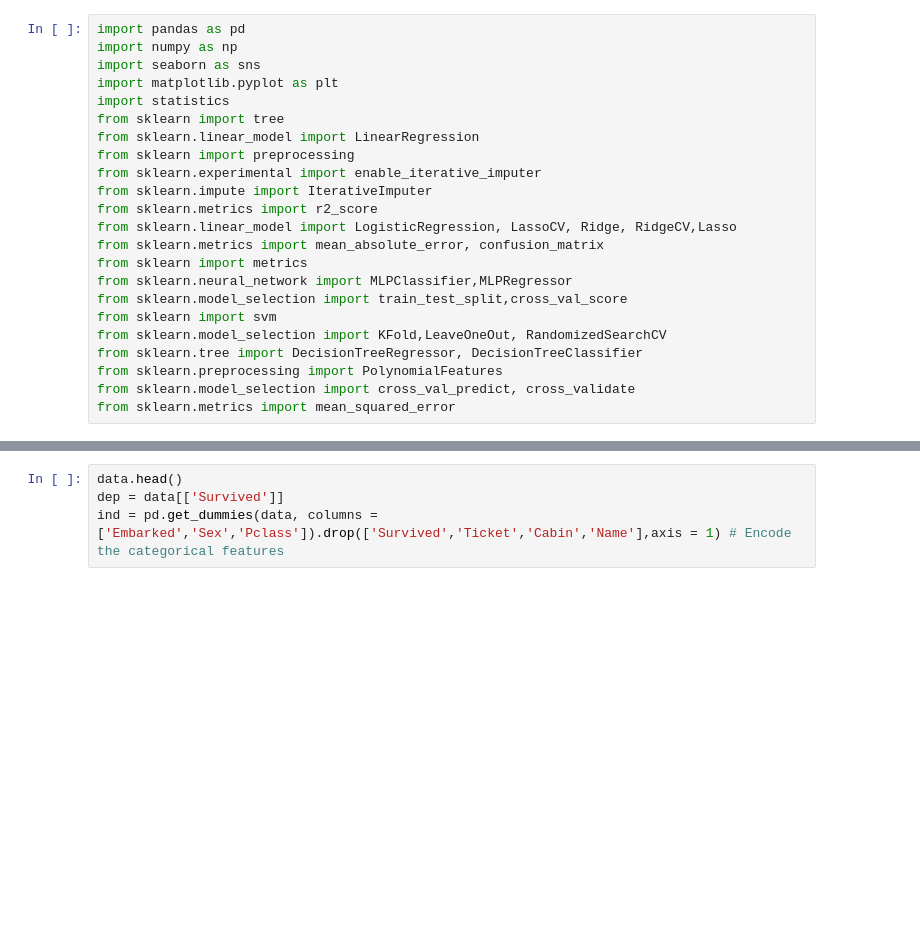
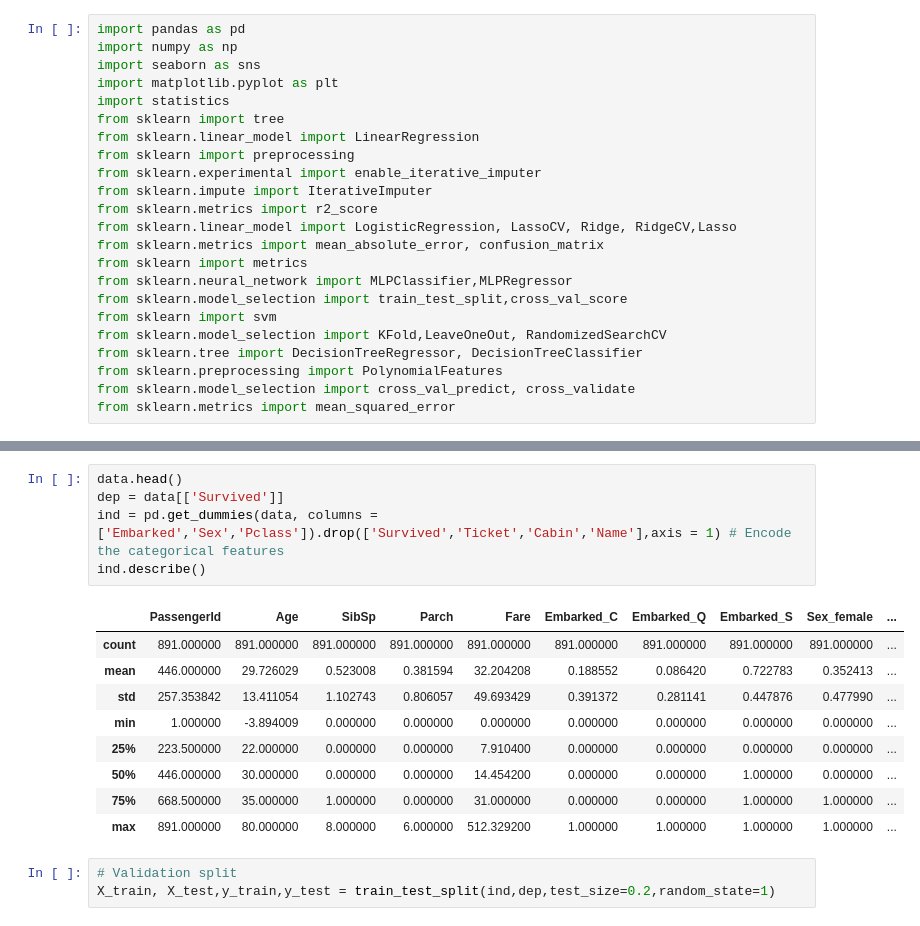
Before and after one commit to DanielCaoSilva/Surviving-The-Titanic, a Jupyter notebook: TitanicClassifier.ipynb, the cells around one changed output, grey strips where cells are left out. Cells and saved outputs as stored; diff of their text form; blank space fills up the shorter version.

```diff
--- a/TitanicClassifier.ipynb
+++ b/TitanicClassifier.ipynb
@@ -62,4 +87,18 @@ dtype: int64
 # %%
 data.head()
 dep = data[['Survived']]
 ind = pd.get_dummies(data, columns = ['Embarked','Sex','Pclass']).drop(['Survived','Ticket','Cabin','Name'],axis = 1) # Encode the categorical features
+ind.describe()
+# %% [output]
+|  | PassengerId | Age | SibSp | Parch | Fare | Embarked_C | Embarked_Q | Embarked_S | Sex_female | ... |
+| count | 891.000000 | 891.000000 | 891.000000 | 891.000000 | 891.000000 | 891.000000 | 891.000000 | 891.000000 | 891.000000 | ... |
+| mean | 446.000000 | 29.726029 | 0.523008 | 0.381594 | 32.204208 | 0.188552 | 0.086420 | 0.722783 | 0.352413 | ... |
+| std | 257.353842 | 13.411054 | 1.102743 | 0.806057 | 49.693429 | 0.391372 | 0.281141 | 0.447876 | 0.477990 | ... |
+| min | 1.000000 | -3.894009 | 0.000000 | 0.000000 | 0.000000 | 0.000000 | 0.000000 | 0.000000 | 0.000000 | ... |
+| 25% | 223.500000 | 22.000000 | 0.000000 | 0.000000 | 7.910400 | 0.000000 | 0.000000 | 0.000000 | 0.000000 | ... |
+| 50% | 446.000000 | 30.000000 | 0.000000 | 0.000000 | 14.454200 | 0.000000 | 0.000000 | 1.000000 | 0.000000 | ... |
+| 75% | 668.500000 | 35.000000 | 1.000000 | 0.000000 | 31.000000 | 0.000000 | 0.000000 | 1.000000 | 1.000000 | ... |
+| max | 891.000000 | 80.000000 | 8.000000 | 6.000000 | 512.329200 | 1.000000 | 1.000000 | 1.000000 | 1.000000 | ... |
+# %%
+# Validation split
+X_train, X_test,y_train,y_test = train_test_split(ind,dep,test_size=0.2,random_state=1)
```
Also changed, not shown: parts of 6 cells of this notebook.
